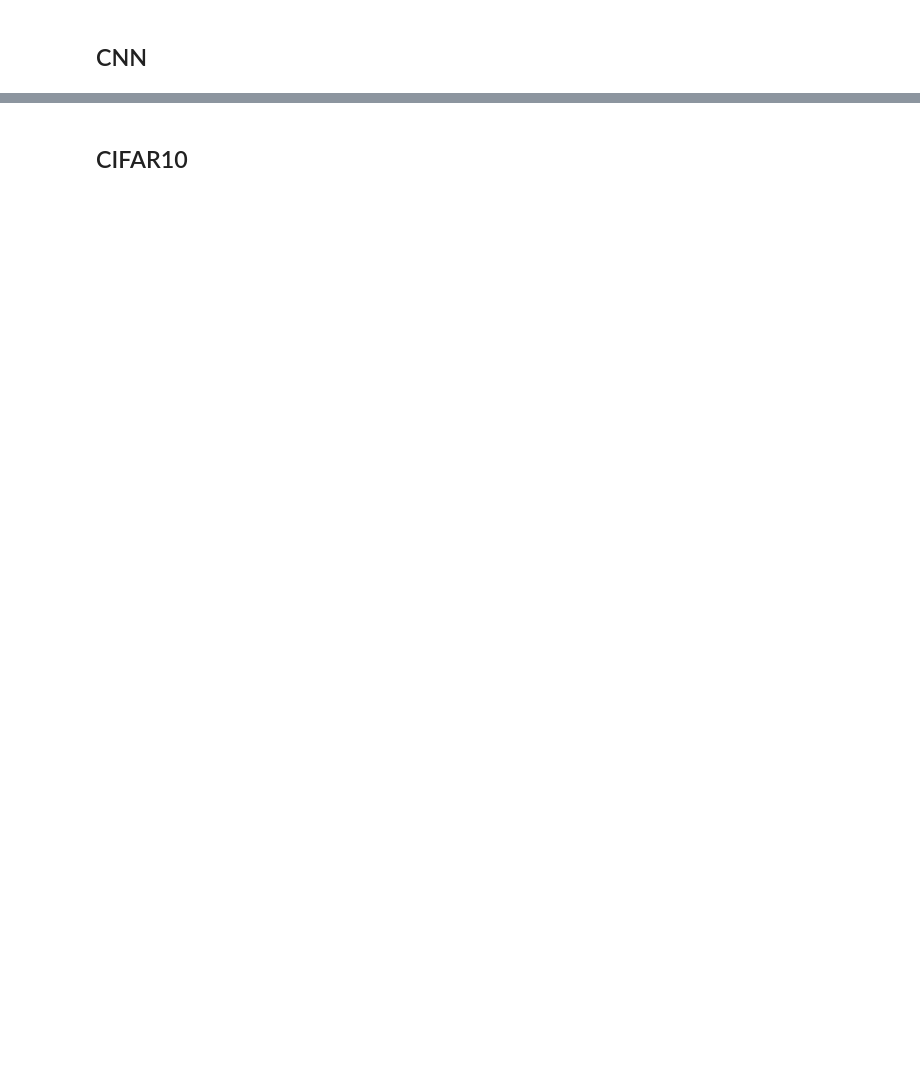
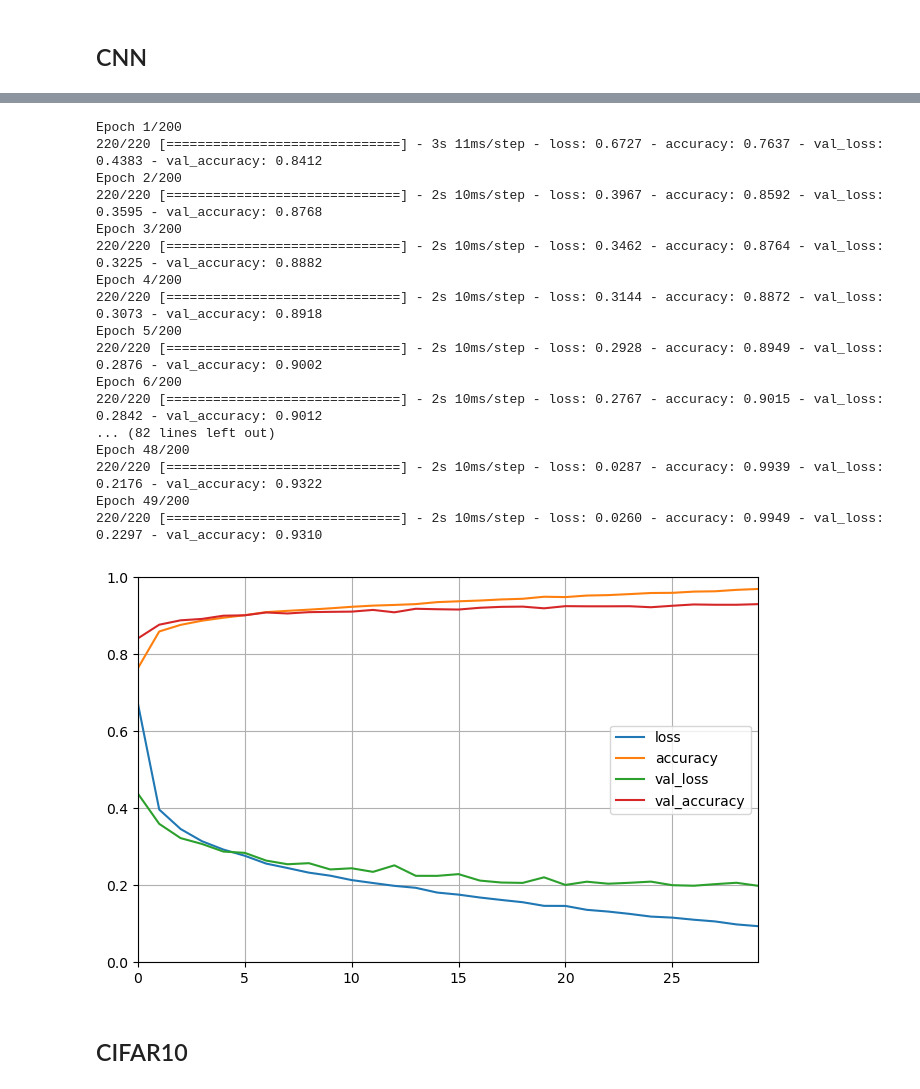
Before and after one commit to n0rdp0l/DeepLearning, a Jupyter notebook: Assignment_2/Question_1_Felix.ipynb, the cells around one changed output, grey strips where cells are left out. Drawn from its saved outputs; the diff is of its cells as text; code cells hidden in the pictures; blank space fills up the shorter version.

```diff
--- a/Assignment_2/Question_1_Felix.ipynb
+++ b/Assignment_2/Question_1_Felix.ipynb
@@ -364,0 +463,20 @@ best_model_cnn.evaluate(X_test, y_test)
+# %%
+# Get the top 3 models.
+models_cnn = tuner.get_best_models(num_models=3)
+best_model_cnn = models_cnn[0]
+
+# Build model for Fashion MNIST
+best_model_cnn.build(input_shape=(None, 28, 28))
+
+
+
+
+best_model_cnn.summary()
+tuner.results_summary()
+best_model_cnn.evaluate(X_test, y_test)
+
+
+best_hp_cnn = tuner.get_best_hyperparameters(3)
+cnn_set1 = tuner.hypermodel.build(best_hp_cnn[0])
+cnn_set2 = tuner.hypermodel.build(best_hp_cnn[1])
+cnn_set3 = tuner.hypermodel.build(best_hp_cnn[2])
@@ -365,3 +501,31 @@ best_model_cnn.evaluate(X_test, y_test)
+# %%
+history = cnn_set1.fit(X_train, y_train, epochs=200,callbacks=[tf.keras.callbacks.EarlyStopping(monitor='val_accuracy', patience=10)],
+            batch_size=250,validation_data=(X_valid, y_valid))
+
+pd.DataFrame(history.history).plot(figsize=(8,5))
+plt.grid(True)
+plt.gca().set_ylim(0,1) # set the vertical range to [0-1]
+plt.gca().set_xlim(0,29)
+plt.show()
+# %% [output]
+Epoch 1/200
+220/220 [==============================] - 3s 11ms/step - loss: 0.6727 - accuracy: 0.7637 - val_loss: 0.4383 - val_accuracy: 0.8412
+Epoch 2/200
+220/220 [==============================] - 2s 10ms/step - loss: 0.3967 - accuracy: 0.8592 - val_loss: 0.3595 - val_accuracy: 0.8768
+Epoch 3/200
+220/220 [==============================] - 2s 10ms/step - loss: 0.3462 - accuracy: 0.8764 - val_loss: 0.3225 - val_accuracy: 0.8882
+Epoch 4/200
+220/220 [==============================] - 2s 10ms/step - loss: 0.3144 - accuracy: 0.8872 - val_loss: 0.3073 - val_accuracy: 0.8918
+Epoch 5/200
+220/220 [==============================] - 2s 10ms/step - loss: 0.2928 - accuracy: 0.8949 - val_loss: 0.2876 - val_accuracy: 0.9002
+Epoch 6/200
+220/220 [==============================] - 2s 10ms/step - loss: 0.2767 - accuracy: 0.9015 - val_loss: 0.2842 - val_accuracy: 0.9012
+... (82 lines left out)
+Epoch 48/200
+220/220 [==============================] - 2s 10ms/step - loss: 0.0287 - accuracy: 0.9939 - val_loss: 0.2176 - val_accuracy: 0.9322
+Epoch 49/200
+220/220 [==============================] - 2s 10ms/step - loss: 0.0260 - accuracy: 0.9949 - val_loss: 0.2297 - val_accuracy: 0.9310
+[figure, added]
 # %% [markdown]
 ## CIFAR10
 # %%
```
Also changed, not shown: parts of 28 cells of this notebook, 1 other file.
